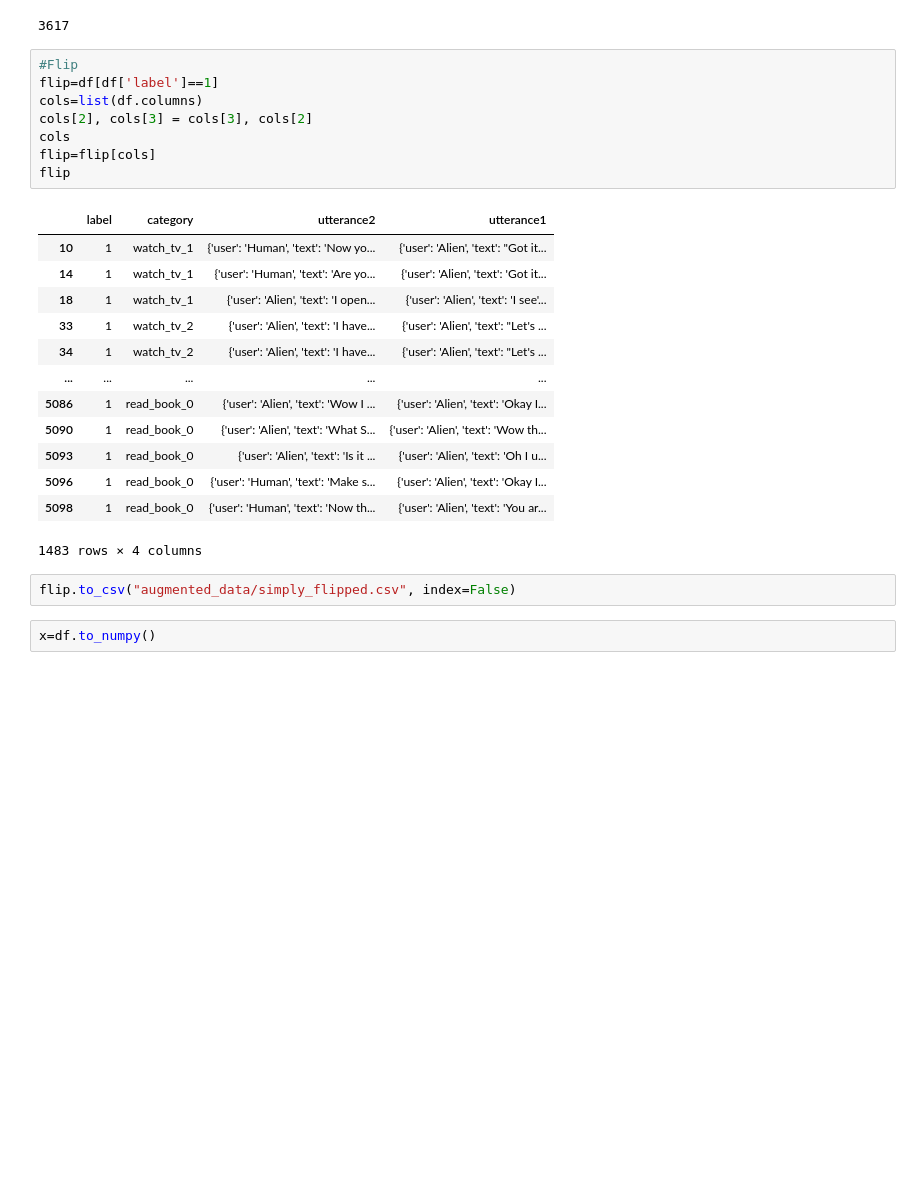
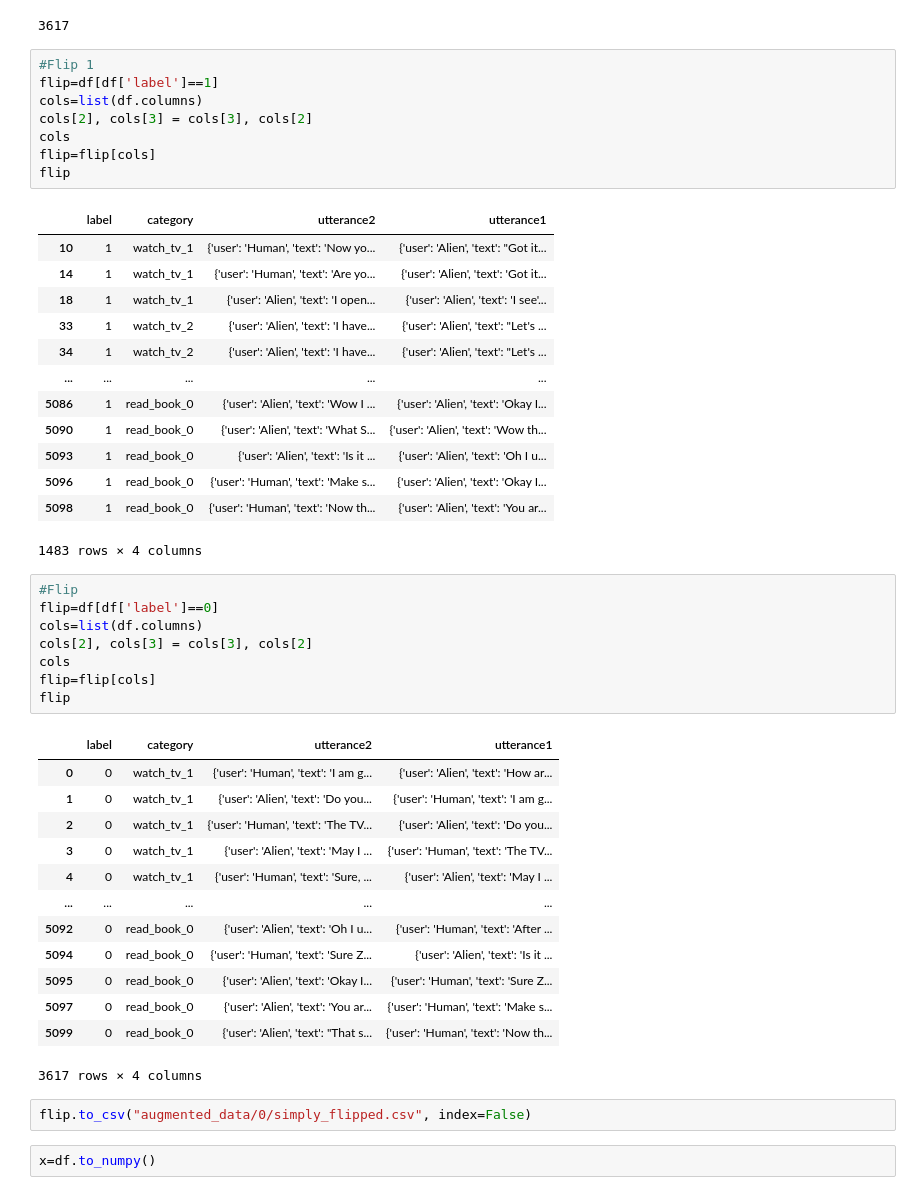
Before and after one commit to samarthtehri/582-Team5, a Jupyter notebook: Data_Augmentor.ipynb, the cells around one changed output. Saved outputs shown, nothing was run; the diff lists cells and outputs as text; blank space fills up the shorter version.

Commit message:
augmented_data_info

```diff
--- a/Data_Augmentor.ipynb
+++ b/Data_Augmentor.ipynb
@@ -31,7 +31,7 @@ dtype: object
 # %% [output]
 3617
 # %%
-#Flip
+#Flip 1
 flip=df[df['label']==1]
 cols=list(df.columns)
 cols[2], cols[3] = cols[3], cols[2]
@@ -52,8 +52,30 @@ flip
 | 5096 | 1 | read_book_0 | {'user': 'Human', 'text': 'Make s... | {'user': 'Alien', 'text': 'Okay I... |
 | 5098 | 1 | read_book_0 | {'user': 'Human', 'text': 'Now th... | {'user': 'Alien', 'text': 'You ar... |
 1483 rows × 4 columns
+# %%
+#Flip
+flip=df[df['label']==0]
+cols=list(df.columns)
+cols[2], cols[3] = cols[3], cols[2]
+cols
+flip=flip[cols]
+flip
+# %% [output]
+|  | label | category | utterance2 | utterance1 |
+| 0 | 0 | watch_tv_1 | {'user': 'Human', 'text': 'I am g... | {'user': 'Alien', 'text': 'How ar... |
+| 1 | 0 | watch_tv_1 | {'user': 'Alien', 'text': 'Do you... | {'user': 'Human', 'text': 'I am g... |
+| 2 | 0 | watch_tv_1 | {'user': 'Human', 'text': 'The TV... | {'user': 'Alien', 'text': 'Do you... |
+| 3 | 0 | watch_tv_1 | {'user': 'Alien', 'text': 'May I ... | {'user': 'Human', 'text': 'The TV... |
+| 4 | 0 | watch_tv_1 | {'user': 'Human', 'text': 'Sure, ... | {'user': 'Alien', 'text': 'May I ... |
+| ... | ... | ... | ... | ... |
+| 5092 | 0 | read_book_0 | {'user': 'Alien', 'text': 'Oh I u... | {'user': 'Human', 'text': 'After ... |
+| 5094 | 0 | read_book_0 | {'user': 'Human', 'text': 'Sure Z... | {'user': 'Alien', 'text': 'Is it ... |
+| 5095 | 0 | read_book_0 | {'user': 'Alien', 'text': 'Okay I... | {'user': 'Human', 'text': 'Sure Z... |
+| 5097 | 0 | read_book_0 | {'user': 'Alien', 'text': 'You ar... | {'user': 'Human', 'text': 'Make s... |
+| 5099 | 0 | read_book_0 | {'user': 'Alien', 'text': "That s... | {'user': 'Human', 'text': 'Now th... |
+3617 rows × 4 columns
 # %%
-flip.to_csv("augmented_data/simply_flipped.csv", index=False)
+flip.to_csv("augmented_data/0/simply_flipped.csv", index=False)
 # %%
 x=df.to_numpy()
 # %%
```
Also changed, not shown: parts of 1 cell of this notebook, 6 other files.
